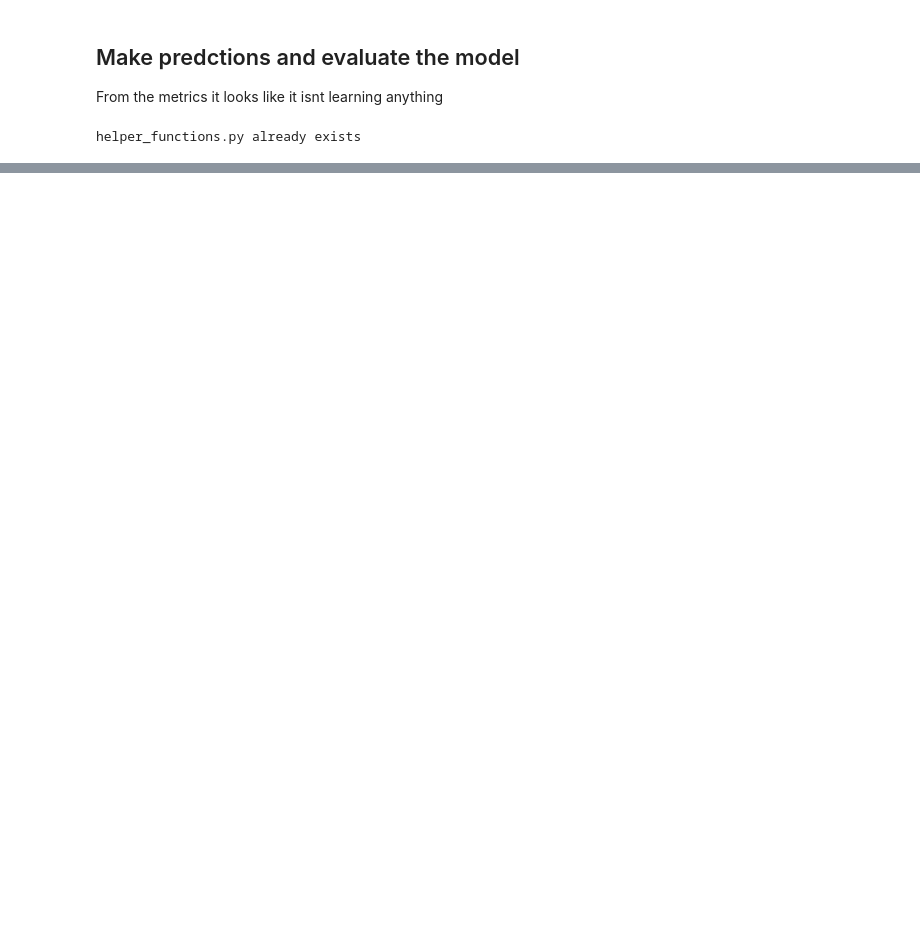
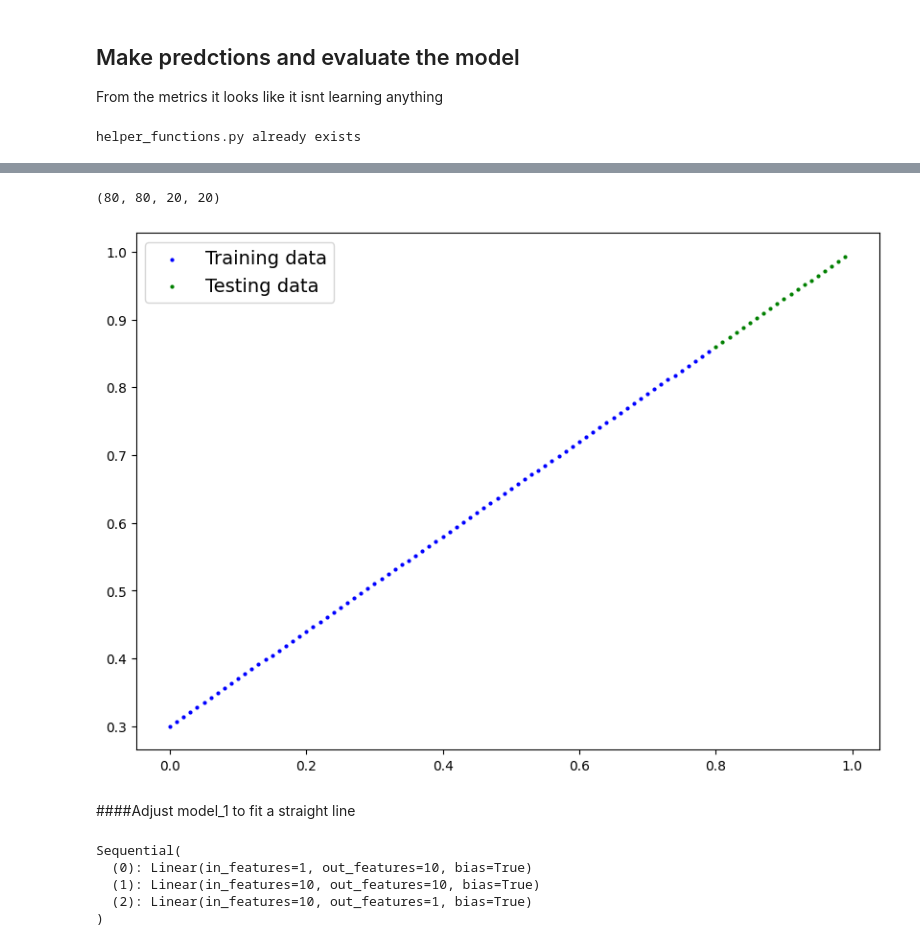
Before and after one commit to vandana10/deeplearning-using-pytorch, a Jupyter notebook: neural_network_classification_pytorch.ipynb, the cells around one changed output, grey strips where cells are left out. Saved outputs shown, nothing was run; the diff lists cells and outputs as text; code cells hidden in the pictures; blank space fills up the shorter version.

```diff
--- a/neural_network_classification_pytorch.ipynb
+++ b/neural_network_classification_pytorch.ipynb
@@ -329,0 +444,14 @@ plot_decision_boundary(model_0, X_test_tensor, Y_test_tensor)
+# %%
+#Create some data
+w = 0.7
+b = 0.3
+start = 0
+end =1
+step = 0.01
+
+X_regression = torch.arange(start,end,step).unsqueeze(dim=1)
+Y_regression = w*X_regression + b
+
+print(len(X_regression))
+print(len(Y_regression))
+X_regression[:5], Y_regression[:5]
@@ -329,0 +471,37 @@ plot_decision_boundary(model_0, X_test_tensor, Y_test_tensor)
+# %%
+train_split = int(0.8*len(X_regression))
+
+X_train_reg = X_regression[:train_split]
+Y_train_reg = Y_regression[:train_split]
+
+X_test_reg = X_regression[train_split:]
+Y_test_reg = Y_regression[train_split:]
+
+len(X_train_reg), len(Y_train_reg), len(X_test_reg), len(Y_test_reg)
+# %% [output]
+(80, 80, 20, 20)
+# %%
+plot_predictions(train_data=X_train_reg,
+                 train_labels=Y_train_reg,
+                 test_data=X_test_reg,
+                 test_labels=Y_test_reg,
+                 predictions=None)
+# %% [output]
+[figure, added]
+# %% [markdown]
+####Adjust model_1 to fit a straight line
+# %%
+#same arch as model_1
+model_2 = nn.Sequential(
+    nn.Linear(in_features=1, out_features=10),
+    nn.Linear(in_features=10, out_features=10),
+    nn.Linear(in_features=10, out_features=1)
+)
+
+model_2
+# %% [output]
+Sequential(
+  (0): Linear(in_features=1, out_features=10, bias=True)
+  (1): Linear(in_features=10, out_features=10, bias=True)
+  (2): Linear(in_features=10, out_features=1, bias=True)
+)
```
Also changed, not shown: parts of 21 cells of this notebook.
